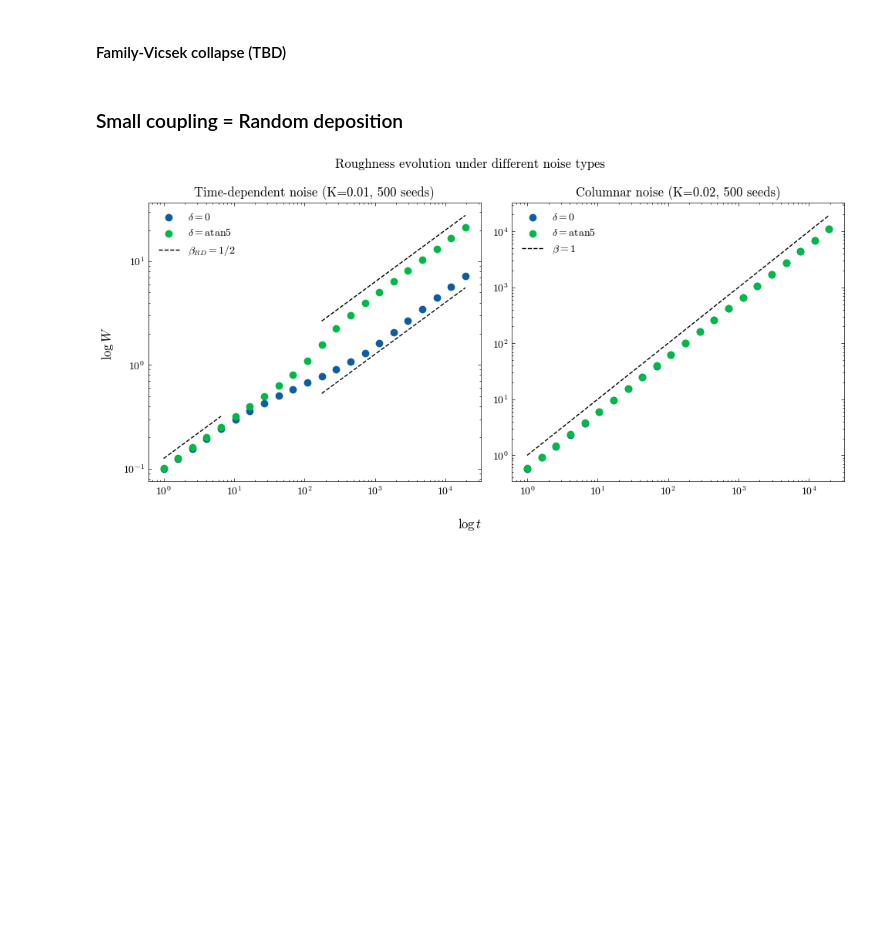
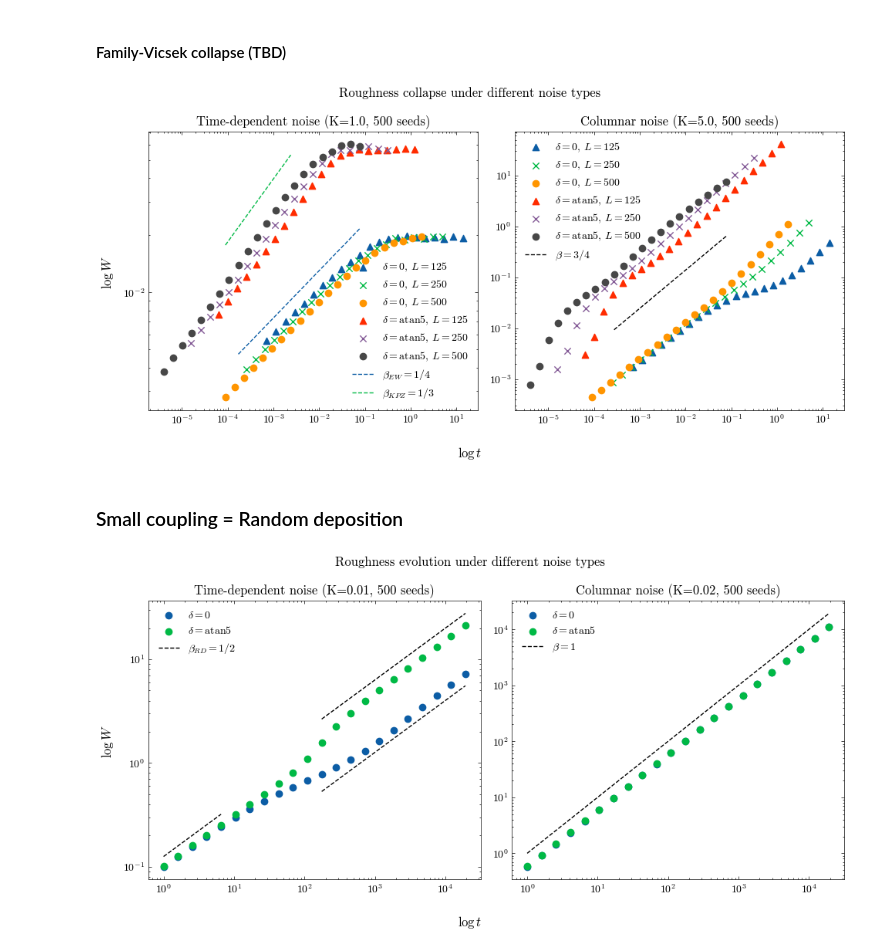
Before and after one commit to goznalo-git/RoughKuramoto, a Jupyter notebook: 2-Roughness.ipynb, the cells around one changed output. Saved outputs shown, nothing was run; the diff lists cells and outputs as text; code cells hidden in the pictures; blank space fills up the shorter version.

```diff
--- a/2-Roughness.ipynb
+++ b/2-Roughness.ipynb
@@ -214,46 +288,50 @@ fig.suptitle("Roughness collapse under different noise types")
 fig.supxlabel(r"$\log t$")
 fig.supylabel(r"$\log W$")
 
-for i, (typenoise, typelabel) in enumerate(zip(["TimeDep", "Columnar"], ["Time-dependent noise", "Columnar noise"])
+## EXPONENTS:
+
+for i, (typenoise, typelabel, alpha) in enumerate(zip(["TimeDep", "Columnar"], ["Time-dependent noise", "Columnar noise"], [1/2, 1])
 ):
 
-    for delta, deltaname in zip([0, np.arctan(5)], ["0", "atan5"]):
+    for delta, deltaname, z in zip([0, np.arctan(5)], ["0", "atan5"], [3/2, 2]):
 
         # select rows for this noise type and delta
         mask = mask = (
             (avg_df["typenoise"] == typenoise)
             & (avg_df["deltaname"] == deltaname)
             & ((avg_df["K"] == 1) | (avg_df["K"] == 5))
         )
         sub = avg_df[mask]
 
         # in case there are multiple (K, L) combos, plot them all
         for _, row in sub.iterrows():
             t = row["t"]
             mean_roughness = row["mean_roughness"]
             L = row["L"]
             K = row["K"]
             M = row["M"]
 
-            ax[i].scatter(t, mean_roughness, label=r"$\delta=$" + deltaname + r", $L=$" + str(L), marker=markerdict[L])
+            ax[i].scatter(t / L**z, mean_roughness / L**alpha, label=r"$\delta=$" + deltaname + r", $L=$" + str(L), marker=markerdict[L])
             ax[i].set_title(typelabel+ f" (K={K}, {M} seeds)")
 
 ax[0].set_yscale('log')
 ax[0].set_xscale('log')
 ax[1].set_yscale('log')
 ax[1].set_xscale('log')
 
-ax[0].loglog(t[1::], t[1::]**(1/4) /15, label=r"$\beta_{EW}=1/4$", linestyle="--")
-ax[0].loglog(t[1::], t[1::]**(1/3) /10, label=r"$\beta_{KPZ}=1/3$", linestyle="--")
+ax[0].loglog(t[9::] / L**(2), (t[9::] / L ** (1/2)) **(1/4) /250, label=r"$\beta_{EW}=1/4$", linestyle="--")
+ax[0].loglog(t[1:-14:] / L**(3/2), (t[1:-14:] / L ** (1/2)) **(1/3) /20, label=r"$\beta_{KPZ}=1/3$", linestyle="--")
 
-ax[1].loglog(t[1::], t[1::]**(3/4) , label=r"$\beta=3/4$", linestyle="--", color="k")
-# ax[1].loglog(t[1::], t[1::]**(1) , label=r"$\beta=1$ ??", linestyle="--", color="k")
+ax[1].loglog(t[10::] / L**(2), (t[10::] / L ** (1/2)) **(3/4) /250, label=r"$\beta=3/4$", linestyle="--", color="k")
+# ax[1].loglog(t[1:-14:] / L**(3/2), (t[1:-14:] / L ** (1/2)) **(1) /20, label=r"$\beta=1$ ??", linestyle="--", color="k")
 
 ax[0].legend()
 ax[1].legend()
 
 plt.tight_layout()
 plt.show()
+# %% [output]
+[figure, added]
 # %% [markdown]
 ### Small coupling = Random deposition
 # %%
```
Also changed, not shown: parts of 4 cells of this notebook, 3 other files.
